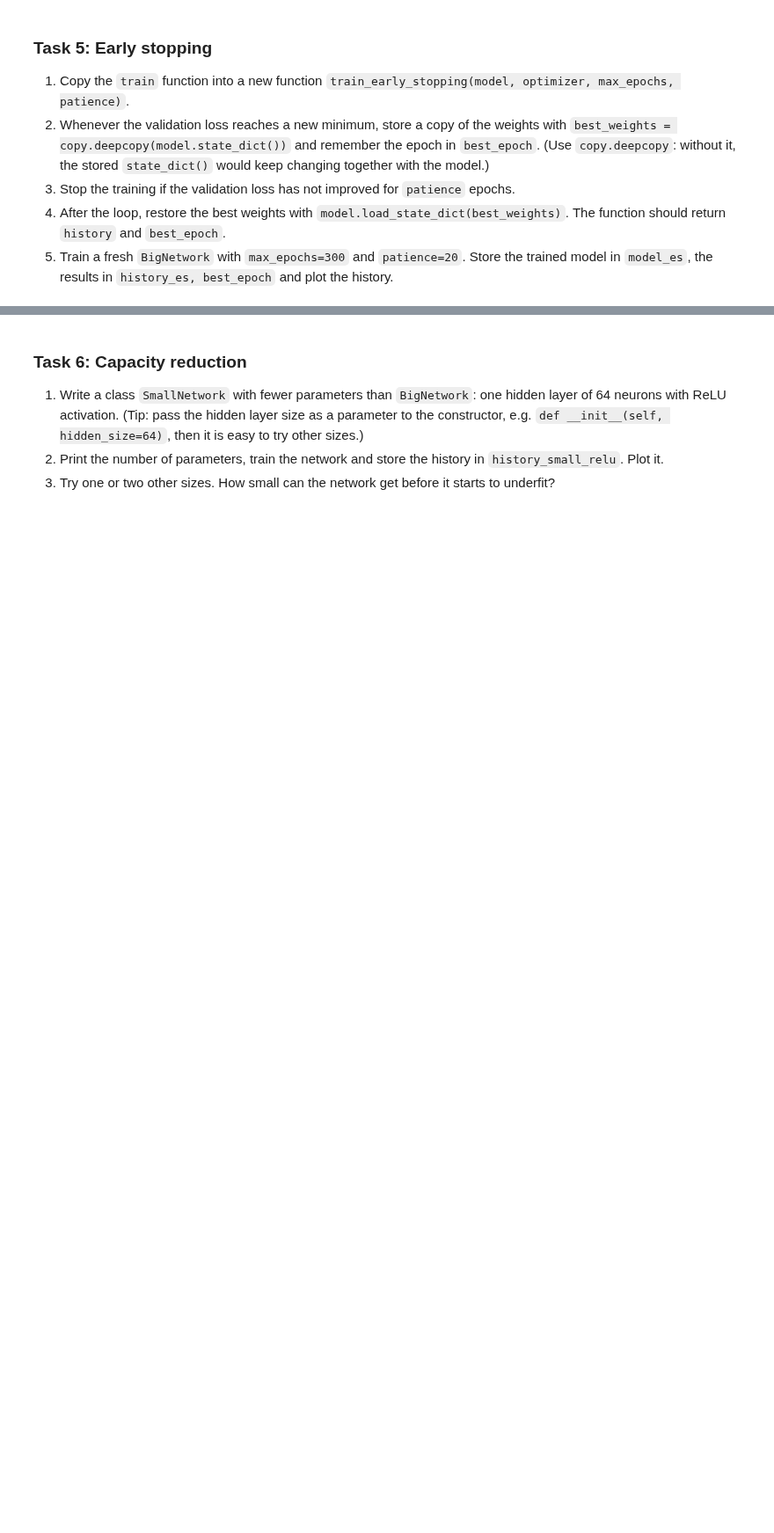
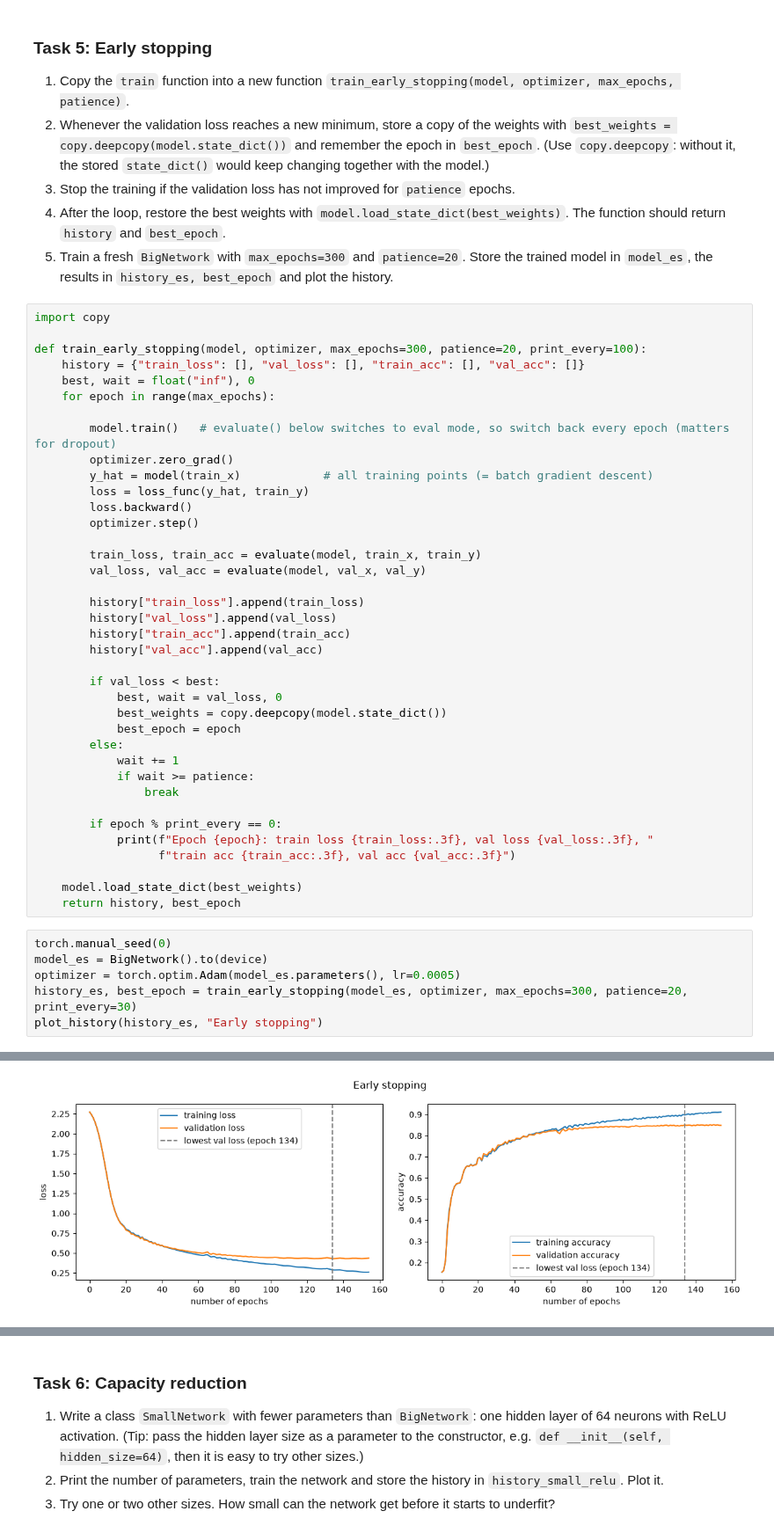
Before and after one commit to shirouuuu/ml2-ws26, a Jupyter notebook: 05_ModelFit_Overfitting.ipynb, the cells around one changed output, grey strips where cells are left out. Shown at 88% size. Cells and saved outputs as stored; diff of their text form; blank space fills up the shorter version.

```diff
--- a/05_ModelFit_Overfitting.ipynb
+++ b/05_ModelFit_Overfitting.ipynb
@@ -281,3 +467,48 @@ print("All checks passed!")
 3. Stop the training if the validation loss has not improved for `patience` epochs.
 4. After the loop, restore the best weights with `model.load_state_dict(best_weights)`. The function should return `history` and `best_epoch`.
 5. Train a fresh `BigNetwork` with `max_epochs=300` and `patience=20`. Store the trained model in `model_es`, the results in `history_es, best_epoch` and plot the history.
+# %%
+import copy
+
+def train_early_stopping(model, optimizer, max_epochs=300, patience=20, print_every=100):
+    history = {"train_loss": [], "val_loss": [], "train_acc": [], "val_acc": []}
+    best, wait = float("inf"), 0
+    for epoch in range(max_epochs):
+
+        model.train()   # evaluate() below switches to eval mode, so switch back every epoch (matters for dropout)
+        optimizer.zero_grad()
+        y_hat = model(train_x)            # all training points (= batch gradient descent)
+        loss = loss_func(y_hat, train_y)
+        loss.backward()
+        optimizer.step()
+
+        train_loss, train_acc = evaluate(model, train_x, train_y)
+        val_loss, val_acc = evaluate(model, val_x, val_y)
+
+        history["train_loss"].append(train_loss)
+        history["val_loss"].append(val_loss)
+        history["train_acc"].append(train_acc)
+        history["val_acc"].append(val_acc)
+
+        if val_loss < best:
+            best, wait = val_loss, 0
+            best_weights = copy.deepcopy(model.state_dict())
+            best_epoch = epoch
+        else:
+            wait += 1
+            if wait >= patience:
+                break
+
+        if epoch % print_every == 0:
+            print(f"Epoch {epoch}: train loss {train_loss:.3f}, val loss {val_loss:.3f}, "
+                  f"train acc {train_acc:.3f}, val acc {val_acc:.3f}")
+
+    model.load_state_dict(best_weights)
+    return history, best_epoch
+# %%
+torch.manual_seed(0)
+model_es = BigNetwork().to(device)
+optimizer = torch.optim.Adam(model_es.parameters(), lr=0.0005)
+history_es, best_epoch = train_early_stopping(model_es, optimizer, max_epochs=300, patience=20, print_every=30)
+plot_history(history_es, "Early stopping")
+# %% [output]
@@ -284,3 +521,4 @@ print("All checks passed!")
+[figure, added]
 # %%
 # check for task 5: do not change this cell
 model_val_loss, _ = evaluate(model_es, val_x, val_y)
```
Also changed, not shown: parts of 30 cells of this notebook.
